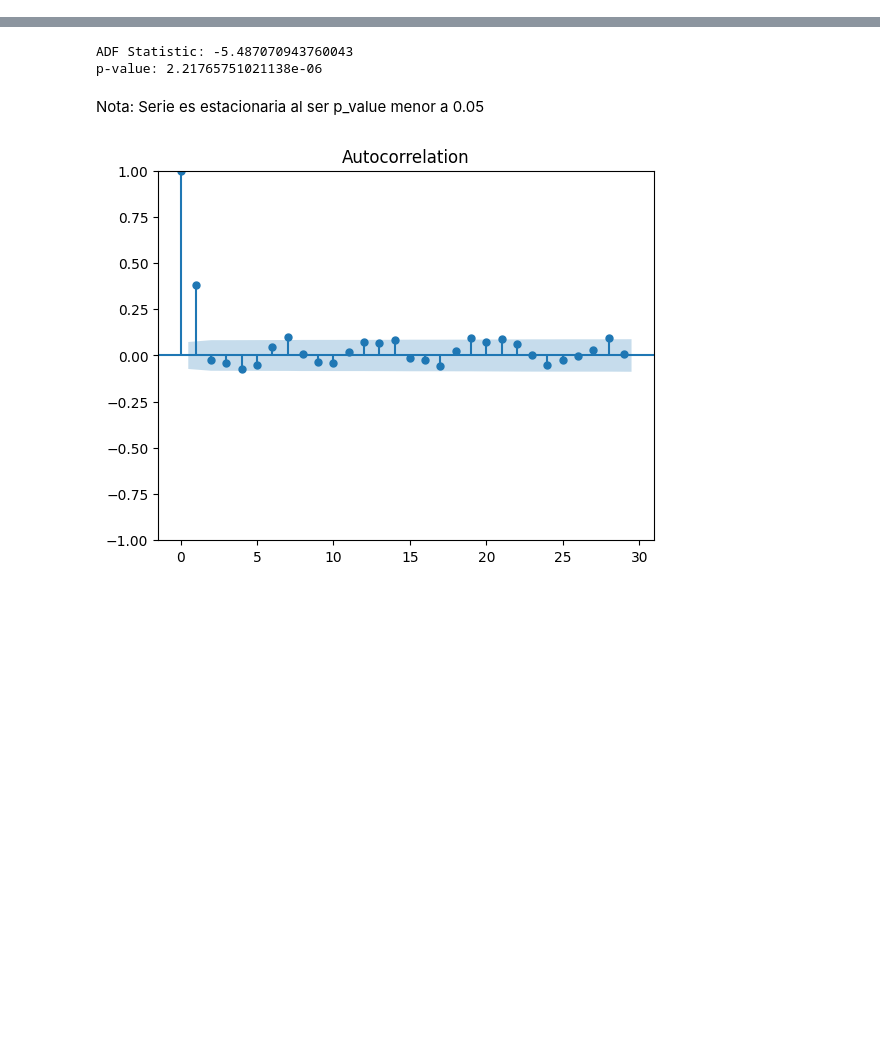
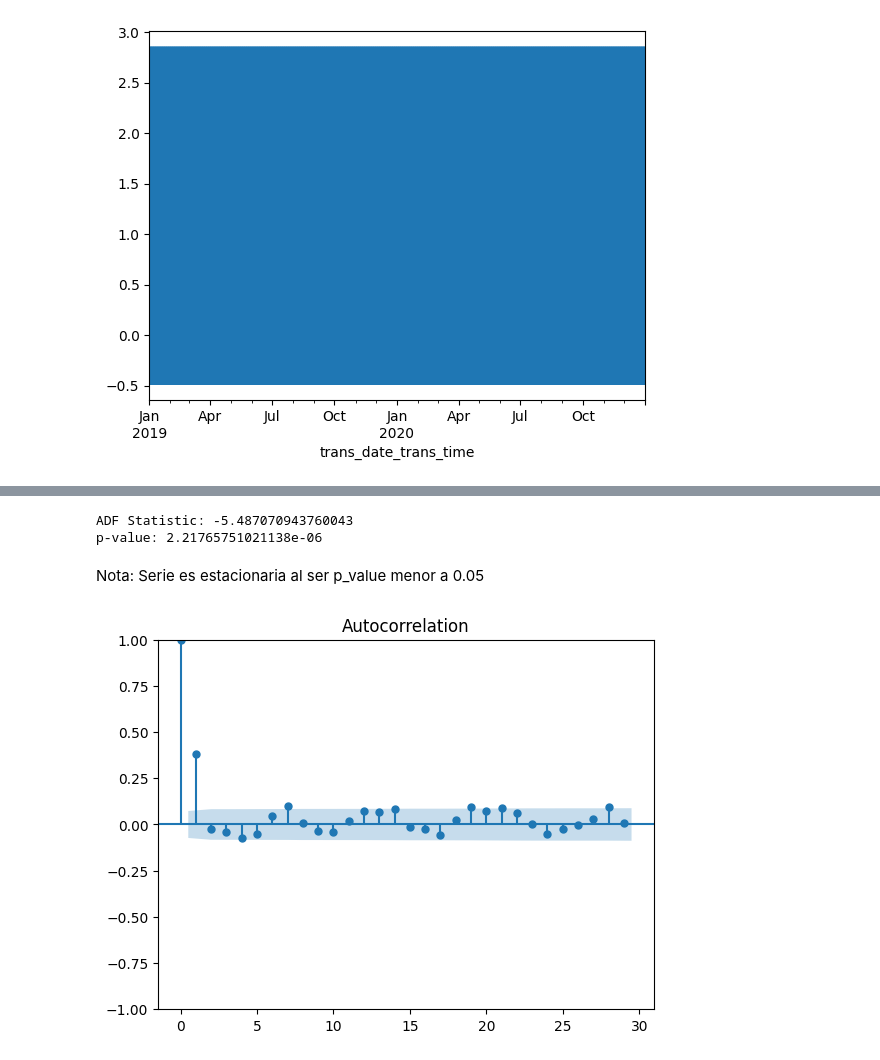
Before and after one commit to No-Country-simulation/c20-70-n-data-bi, a Jupyter notebook: notebooks/Analisis_serie_tmp.ipynb, the cells around one changed output, grey strips where cells are left out. Saved outputs shown, nothing was run; the diff lists cells and outputs as text; code cells hidden in the pictures; blank space fills up the shorter version.

```diff
--- a/notebooks/Analisis_serie_tmp.ipynb
+++ b/notebooks/Analisis_serie_tmp.ipynb
@@ -23,0 +91,6 @@ df_fraudes = data[data['is_fraud'] == 1]
+# %%
+# Visualiar seasonal
+decomposed.seasonal.plot()
+plt.show()
+# %% [output]
+[figure, added]
```
Also changed, not shown: parts of 36 cells of this notebook, 3 other files.
